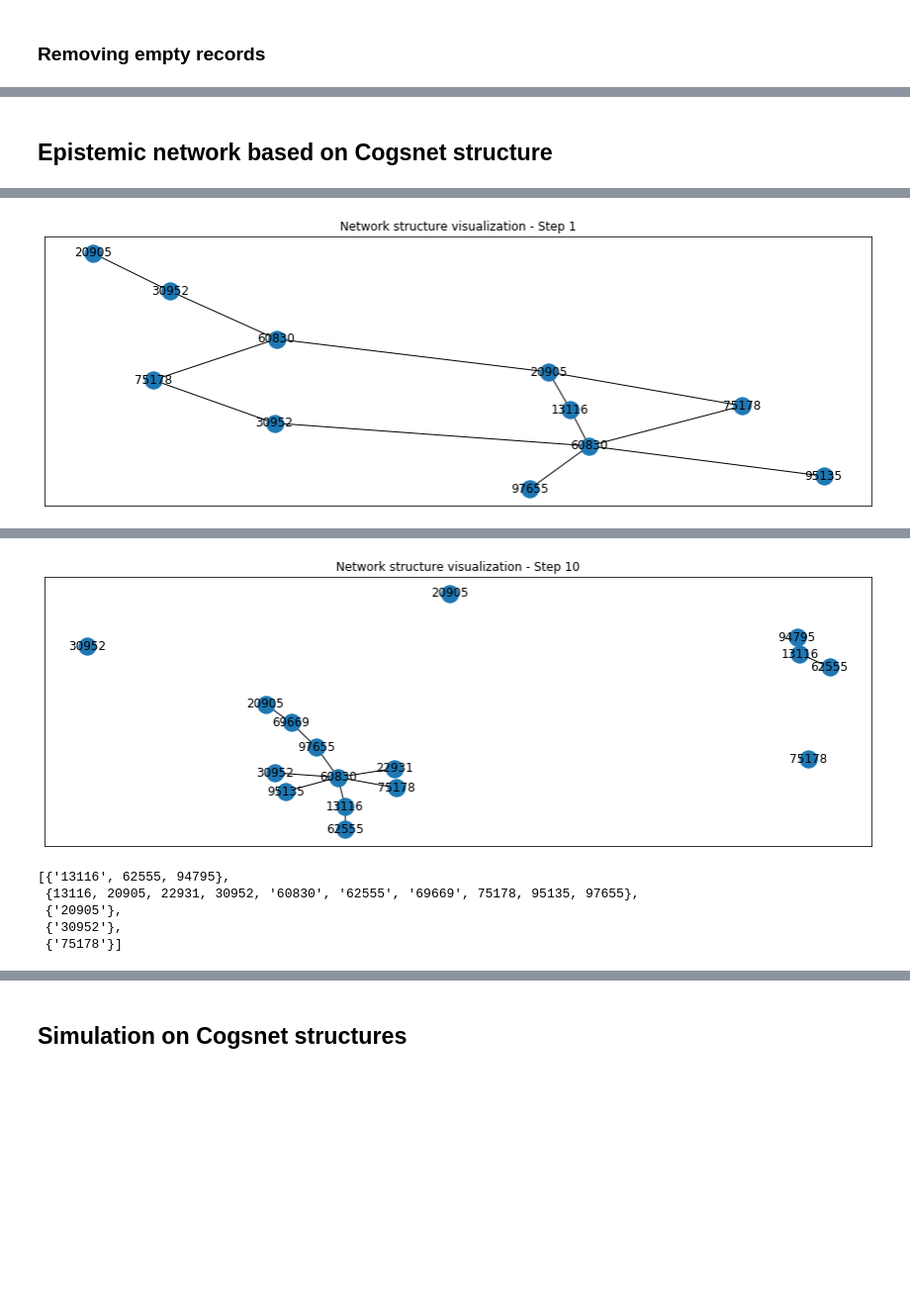
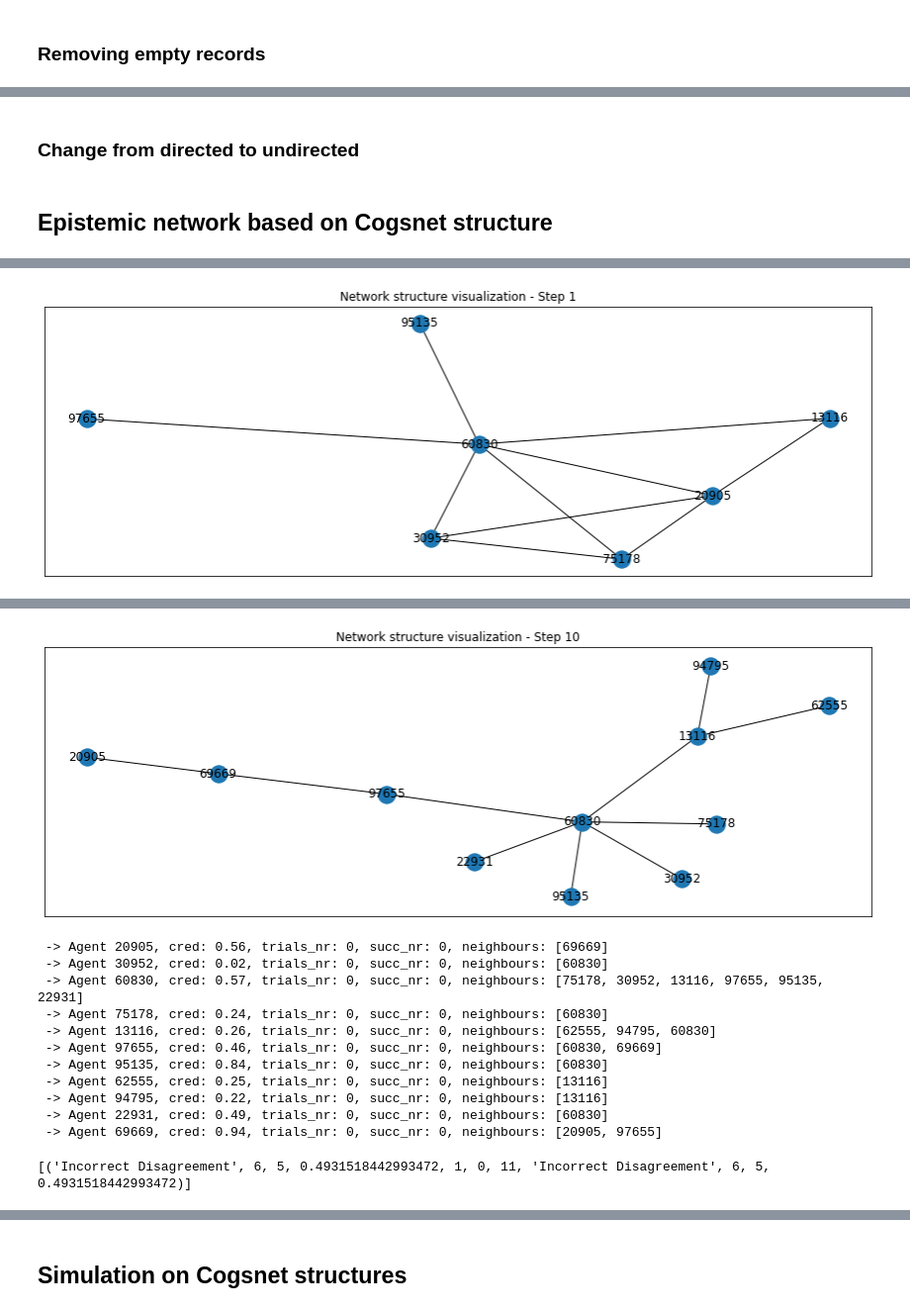
Before and after one commit to KE4T5/network-epistemology, a Jupyter notebook: notebooks/epistemic-networks.ipynb, the cells around one changed output, grey strips where cells are left out. Shown at 99% size. Cells and saved outputs as stored; diff of their text form; code cells hidden in the pictures; blank space fills up the shorter version.

```diff
--- a/notebooks/epistemic-networks.ipynb
+++ b/notebooks/epistemic-networks.ipynb
@@ -308,4 +426,4 @@ Counter({0: 89, 1: 49, 2: 31, 4: 13, 3: 12, 5: 4, 6: 1})
 # %%
 step_to_adjacency_list_2 = {}
 for k in step_to_adjacency_list.keys():
-    step_to_adjacency_list_2[k] = {key:val for key, val in step_to_adjacency_list[k].items() if val}
+    step_to_adjacency_list_2[k] = {int(key): [int(v) for v in val] for key, val in step_to_adjacency_list[k].items() if val}
@@ -311,0 +444,2 @@ for k in step_to_adjacency_list.keys():
+# %% [markdown]
+### Change from directed to undirected
@@ -325,6 +462,9 @@ nr_trials = 10
 
 g = DynamicEpistemicNetwork(step_to_adjacency_list_2[1], alpha_payoff, beta_payoff, cons_threshold, nr_trials)
 plot_network(g, 'Network structure visualization - Step 1', (15, 5))
+
 g.update_structure(step_to_adjacency_list_2[2])
 plot_network(g, 'Network structure visualization - Step 10', (15, 5))
+
+g.print_agents()
 # %% [output]
@@ -335 +478 @@ plot_network(g, 'Network structure visualization - Step 10', (15, 5))
-[figure, old version]
+[figure, new version]
@@ -342,9 +490,12 @@ plot_network(g, 'Network structure visualization - Step 10', (15, 5))
-[figure, old version]
+[figure, new version]
+ -> Agent 20905, cred: 0.56, trials_nr: 0, succ_nr: 0, neighbours: [69669]
+ -> Agent 30952, cred: 0.02, trials_nr: 0, succ_nr: 0, neighbours: [60830]
+ -> Agent 60830, cred: 0.57, trials_nr: 0, succ_nr: 0, neighbours: [75178, 30952, 13116, 97655, 95135, 22931]
+ -> Agent 75178, cred: 0.24, trials_nr: 0, succ_nr: 0, neighbours: [60830]
+ -> Agent 13116, cred: 0.26, trials_nr: 0, succ_nr: 0, neighbours: [62555, 94795, 60830]
+ -> Agent 97655, cred: 0.46, trials_nr: 0, succ_nr: 0, neighbours: [60830, 69669]
+ -> Agent 95135, cred: 0.84, trials_nr: 0, succ_nr: 0, neighbours: [60830]
+ -> Agent 62555, cred: 0.25, trials_nr: 0, succ_nr: 0, neighbours: [13116]
+ -> Agent 94795, cred: 0.22, trials_nr: 0, succ_nr: 0, neighbours: [13116]
+ -> Agent 22931, cred: 0.49, trials_nr: 0, succ_nr: 0, neighbours: [60830]
+ -> Agent 69669, cred: 0.94, trials_nr: 0, succ_nr: 0, neighbours: [20905, 97655]
-# %%
-g.get_connected_components()
-# %% [output]
-[{'13116', 62555, 94795},
- {13116, 20905, 22931, 30952, '60830', '62555', '69669', 75178, 95135, 97655},
- {'20905'},
- {'30952'},
- {'75178'}]
@@ -351,3 +505,7 @@ g.get_connected_components()
+# %%
+pp.pprint(g.get_status())
+# %% [output]
+[('Incorrect Disagreement', 6, 5, 0.4931518442993472, 1, 0, 11, 'Incorrect Disagreement', 6, 5, 0.4931518442993472)]
 # %%
 g.get_states_of_connected_components()
 # %% [output]
```
Also changed, not shown: parts of 18 cells of this notebook, 2 other files.
